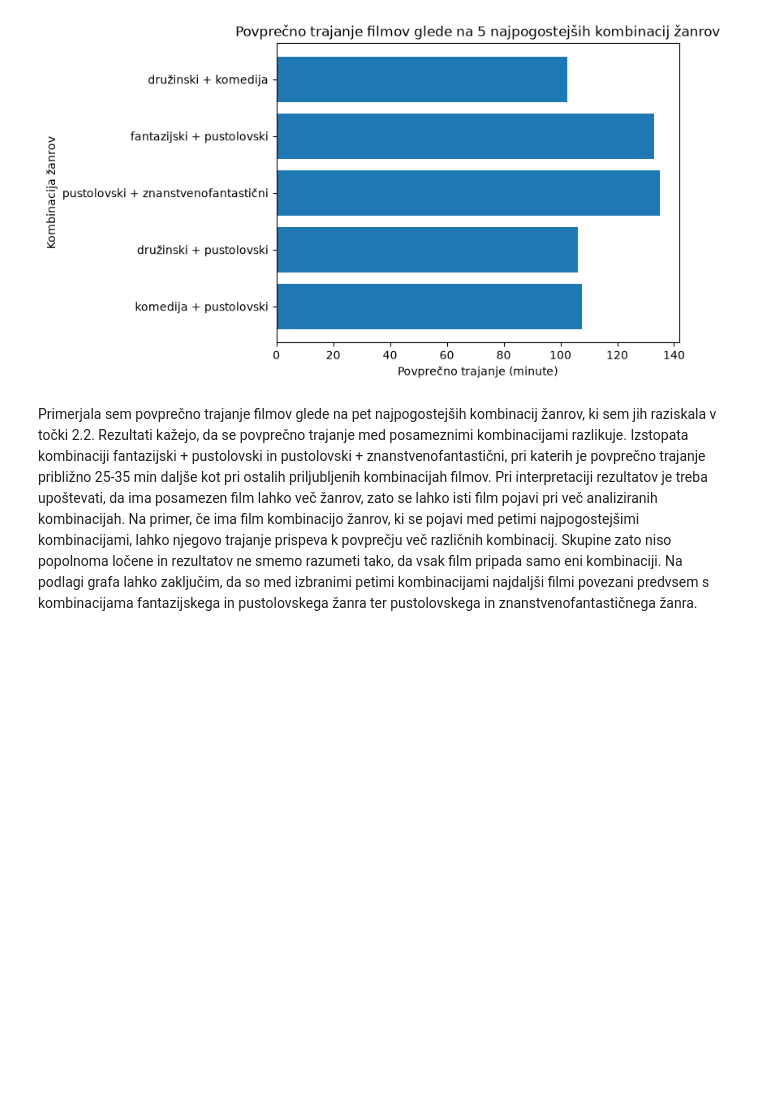
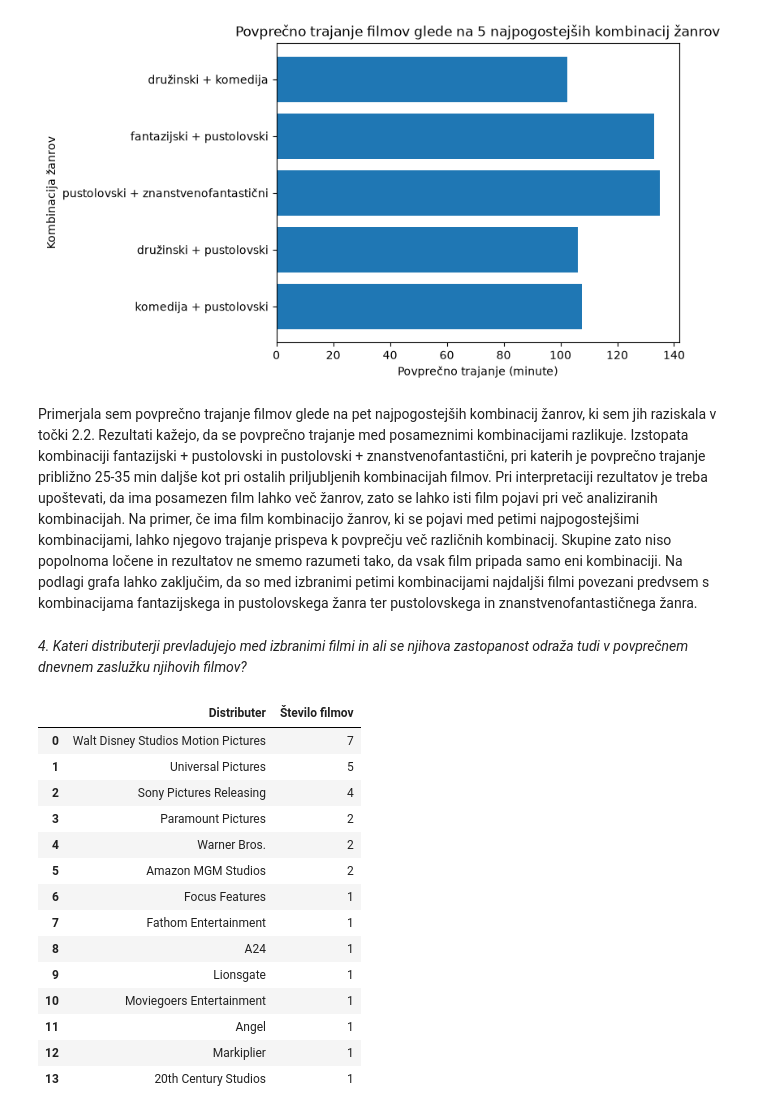
Before and after one commit to idakosmerl-web/projektna-naloga, a Jupyter notebook: analiza_podatkov.ipynb, the cells around one changed output. Cells and saved outputs as stored; diff of their text form; code cells hidden in the pictures; blank space fills up the shorter version.

```diff
--- a/analiza_podatkov.ipynb
+++ b/analiza_podatkov.ipynb
@@ -163,3 +163,26 @@ plt.show()
 Primerjala sem povprečno trajanje filmov glede na pet najpogostejših kombinacij žanrov, ki sem jih raziskala v točki 2.2. Rezultati kažejo, da se povprečno trajanje med posameznimi kombinacijami razlikuje. Izstopata kombinaciji fantazijski + pustolovski in pustolovski + znanstvenofantastični, pri katerih je povprečno trajanje približno 25-35 min daljše kot pri ostalih priljubljenih kombinacijah filmov.
 Pri interpretaciji rezultatov je treba upoštevati, da ima posamezen film lahko več žanrov, zato se lahko isti film pojavi pri več analiziranih kombinacijah. Na primer, če ima film kombinacijo žanrov, ki se pojavi med petimi najpogostejšimi kombinacijami, lahko njegovo trajanje prispeva k povprečju več različnih kombinacij. Skupine zato niso popolnoma ločene in rezultatov ne smemo razumeti tako, da vsak film pripada samo eni kombinaciji.
 Na podlagi grafa lahko zaključim, da so med izbranimi petimi kombinacijami najdaljši filmi povezani predvsem s kombinacijama fantazijskega in pustolovskega žanra ter pustolovskega in znanstvenofantastičnega žanra.
+# %% [markdown]
+*4. Kateri distributerji prevladujejo med izbranimi filmi in ali se njihova zastopanost odraža tudi v povprečnem dnevnem zaslužku njihovih filmov?*
+# %%
+stevilo_distributerjev = filmi["distributer"].value_counts()
+tabela_distributerjev = stevilo_distributerjev.reset_index()
+tabela_distributerjev.columns = ["Distributer", "Število filmov"]
+tabela_distributerjev
+# %% [output]
+|  | Distributer | Število filmov |
+| 0 | Walt Disney Studios Motion Pictures | 7 |
+| 1 | Universal Pictures | 5 |
+| 2 | Sony Pictures Releasing | 4 |
+| 3 | Paramount Pictures | 2 |
+| 4 | Warner Bros. | 2 |
+| 5 | Amazon MGM Studios | 2 |
+| 6 | Focus Features | 1 |
+| 7 | Fathom Entertainment | 1 |
+| 8 | A24 | 1 |
+| 9 | Lionsgate | 1 |
+| 10 | Moviegoers Entertainment | 1 |
+| 11 | Angel | 1 |
+| 12 | Markiplier | 1 |
+| 13 | 20th Century Studios | 1 |
```
Also changed, not shown: parts of 8 cells of this notebook.
